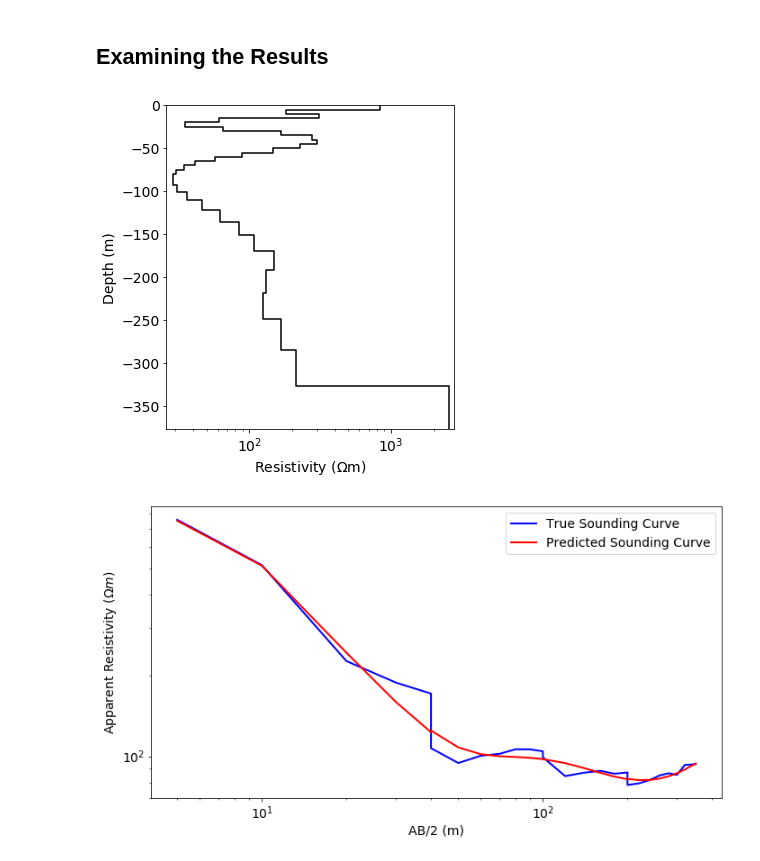
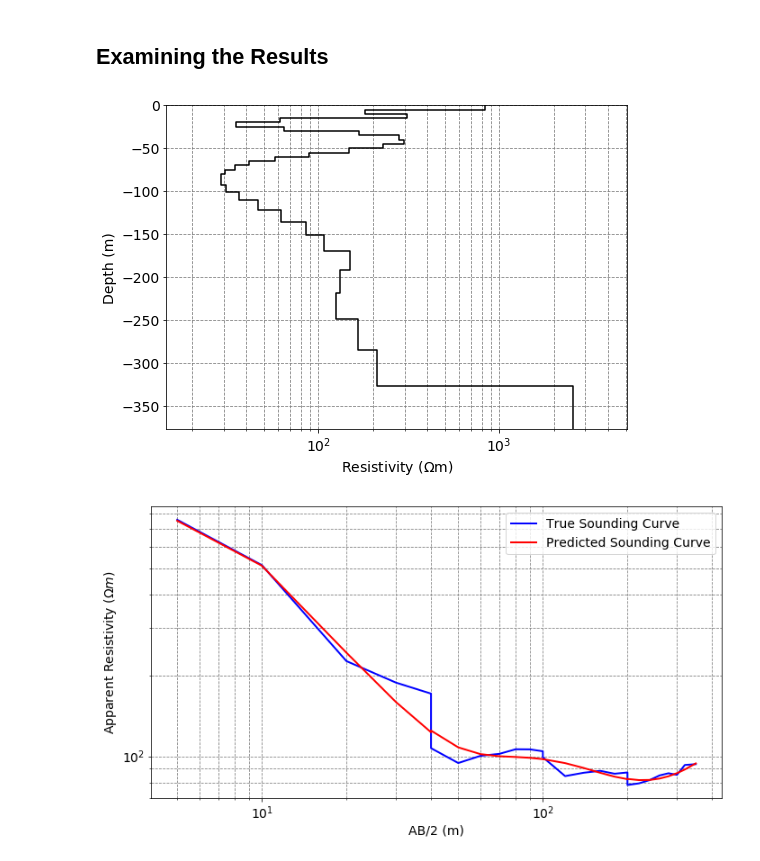
Before and after one commit to simpeg-research/gwb-dc-inversions, a Jupyter notebook: notebooks_devin/DC1D_inv.ipynb, the cells around one changed output. Saved outputs shown, nothing was run; the diff lists cells and outputs as text; code cells hidden in the pictures.

Commit message:
Add 2D DC forward simulation for Mon state geology. Add grid lines for plots.

```diff
--- a/notebooks_devin/DC1D_inv.ipynb
+++ b/notebooks_devin/DC1D_inv.ipynb
@@ -263,25 +264,27 @@ Examining the Results
 ---------------------
 # %%
 # Plot true model and recovered model
-fig = plt.figure(figsize=(5, 5))
+fig = plt.figure(figsize=(8, 5))
 mpl.rcParams.update({'font.size': 14})
 x_min = np.min(model_map*recovered_model)
 x_max = np.max(model_map*recovered_model)
 
 ax1 = fig.add_axes([0.05, 0.05, 0.8, 0.9])
+plt.grid(True, which="both", ls="--", c='gray')
 plot_layer(model_map*recovered_model, mesh, ax=ax1, depth_axis=False)
-ax1.set_xlim(0.9*x_min, 1.1*x_max)
+ax1.set_xlim(0.5*x_min, 2*x_max)
 
 # Plot the true and apparent resistivities on a sounding curve
 fig = plt.figure(figsize=(11, 5))
 mpl.rcParams.update({'font.size': 14})
 ax1 = fig.add_axes([0.05, 0.05, 0.8, 0.9])
 ax1.loglog(half_AB_separations, dobs, 'b', lw=2)
 ax1.loglog(half_AB_separations, inv_prob.dpred, 'r', lw=2)
 ax1.set_xlabel("AB/2 (m)")
 ax1.set_ylabel("Apparent Resistivity ($\Omega m$)")
 ax1.legend(['True Sounding Curve','Predicted Sounding Curve'])
+plt.grid(True, which="both", ls="--", c='gray')
 plt.show()
 # %% [output]
-[figure, old version]
+[figure, new version]
-[figure, old version]
+[figure, new version]
```
Also changed, not shown: parts of 1 cell of this notebook, 2 other files.
